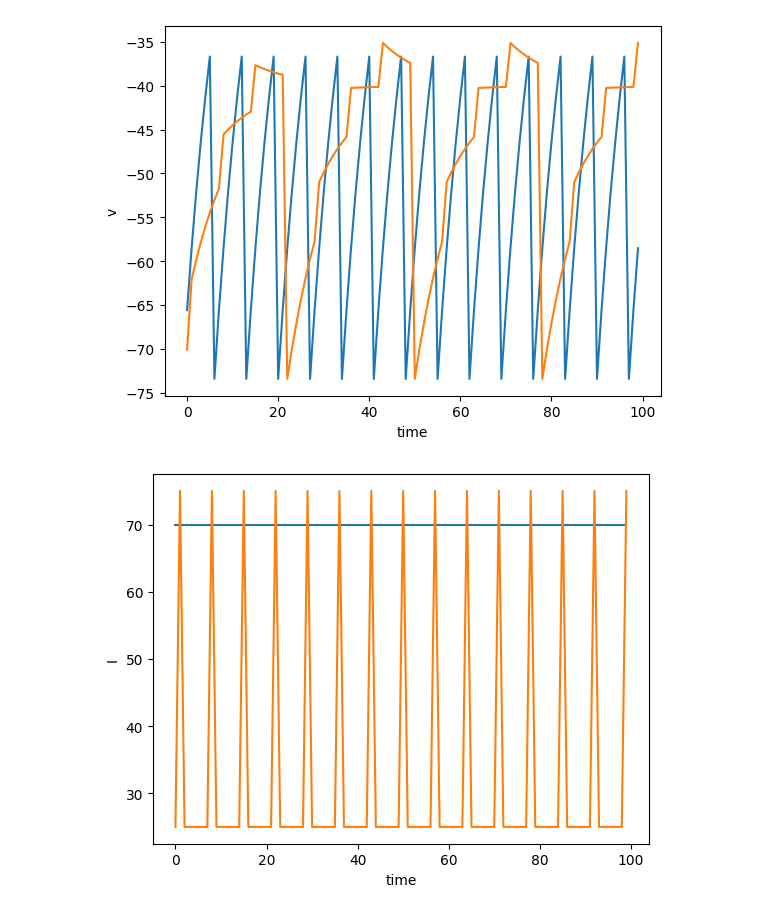
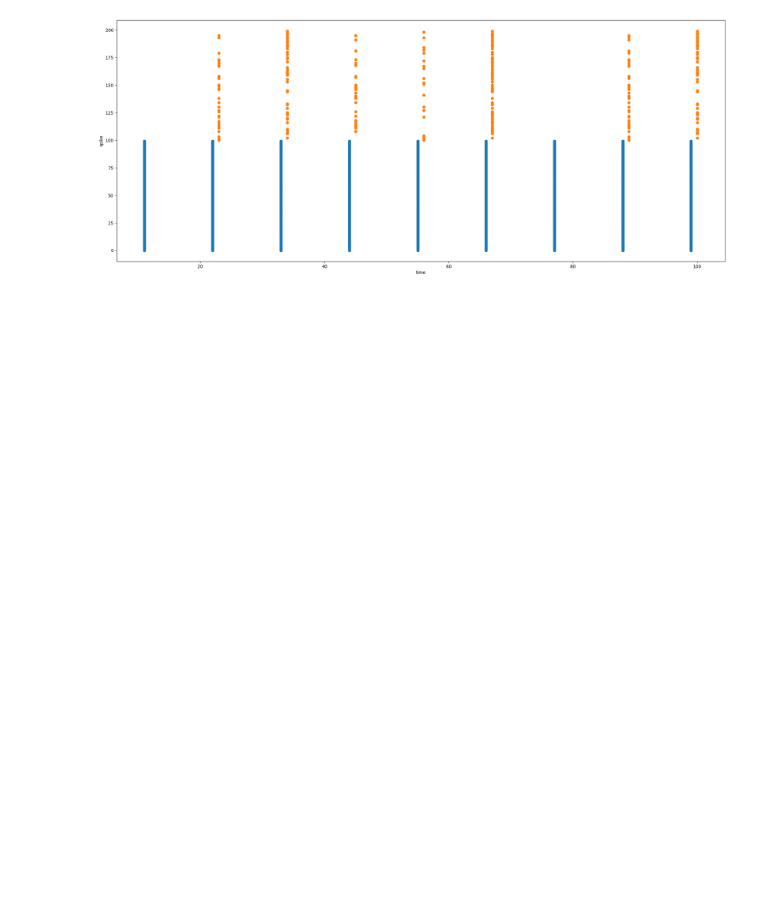
Before and after one commit to nrgsghanei2001/ComputationalNeuroScience, a Jupyter notebook: Neural_Populations_and_Synapses/main.ipynb, the cells around one changed output. Drawn from its saved outputs; the diff is of its cells as text; code cells hidden in the pictures; blank space fills up the shorter version.

```diff
--- a/Neural_Populations_and_Synapses/main.ipynb
+++ b/Neural_Populations_and_Synapses/main.ipynb
@@ -69,20 +83,23 @@ SynapseGroup['SynapseGroup_1', 'SynapseGroup', 'syn', 'NG1 => NG2'](S1xD1){4:Syn
 # %%
-plt.plot(net["v", 0][:,:20])
-plt.plot(net["v", 1][:,:20])
-plt.xlabel("time")
-plt.ylabel("v")
-plt.show()
-plt.plot(net["I", 0][:,:20])
-plt.plot(net["I", 1][:,:20])
-plt.xlabel("time")
-plt.ylabel("I")
-plt.show()
-
+# plt.plot(net["v", 0][:,:20])
+# plt.plot(net["v", 1][:,:20])
+# plt.xlabel("time")
+# plt.ylabel("v")
+# plt.show()
+# plt.plot(net["I", 0][:,:20])
+# plt.plot(net["I", 1][:,:20])
+# plt.xlabel("time")
+# plt.ylabel("I")
+# plt.show()
+plt.figure(figsize=(25, 10))
 plt.scatter(net["spike", 0][:,0], net["spike", 0][:,1])
 plt.xlabel("time")
 plt.ylabel("spike")
-plt.scatter(net["spike", 1][:,0], net["spike", 1][:,1])
+x = []
+for w in net["spike", 1]:
+    x.append(w[1] + 100)
+plt.scatter(net["spike", 1][:,0], x)
+# plt.scatter(net["spike", 1][:,0], net["spike", 1][:,1])
 plt.show()
 # %% [output]
-[figure, old version]
+[figure, new version]
-[figure, removed]
```
Also changed, not shown: parts of 4 cells of this notebook, 2 other files.
